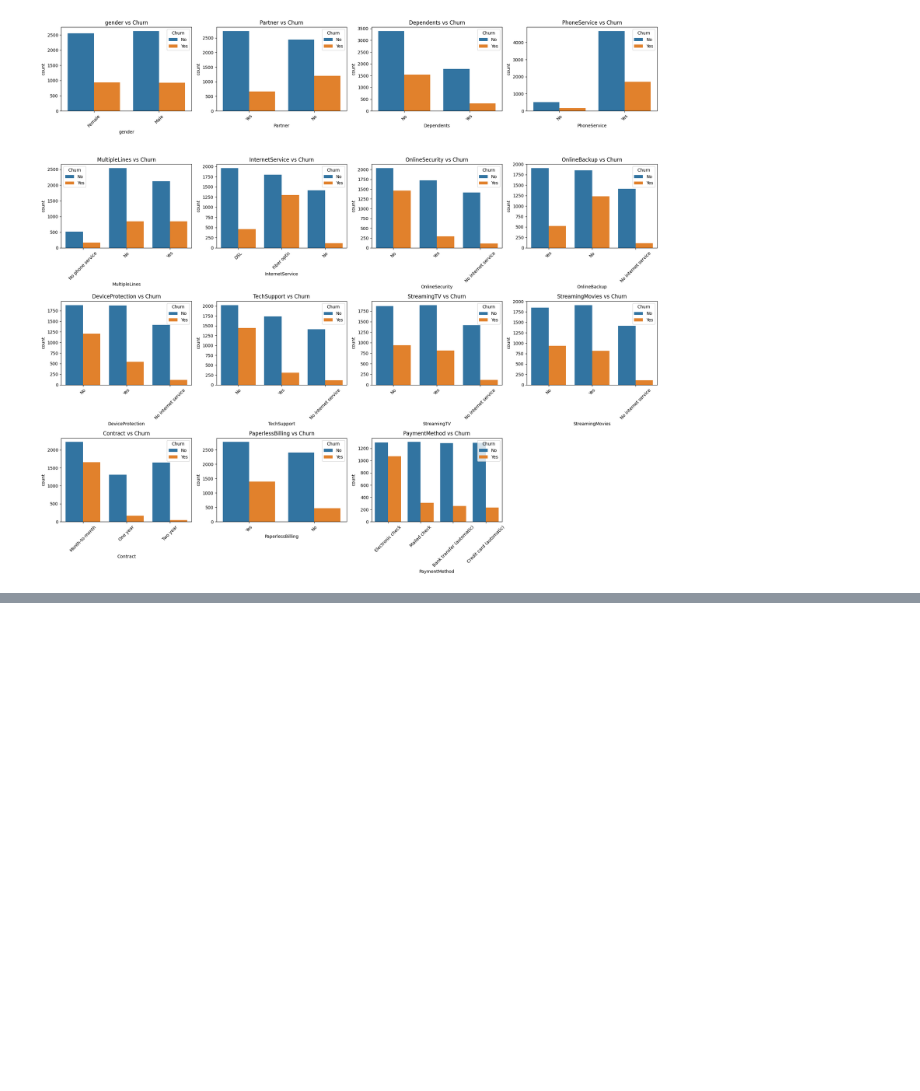
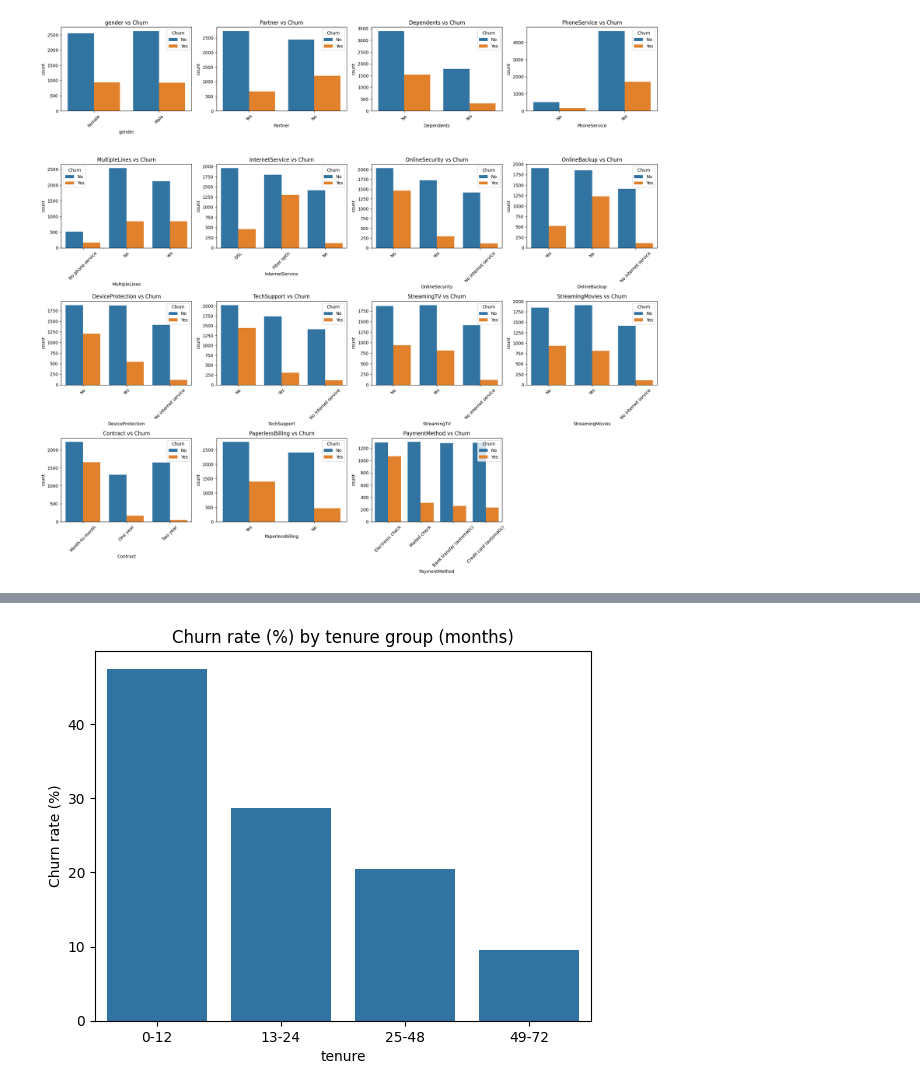
Before and after one commit to vihangasathsara-75/cm2604-cw-telco-churn-prediction, a Jupyter notebook: notebooks/01_eda.ipynb, the cells around one changed output, grey strips where cells are left out. Drawn from its saved outputs; the diff is of its cells as text; code cells hidden in the pictures; blank space fills up the shorter version.

```diff
--- a/notebooks/01_eda.ipynb
+++ b/notebooks/01_eda.ipynb
@@ -220,0 +283,11 @@ plt.show()
+# %%
+tenure_group = pd.cut(df["tenure"], bins=[-1, 12, 24, 48, 72],
+                      labels=["0-12", "13-24", "25-48", "49-72"])
+rates = churn_flag.groupby(tenure_group, observed=True).mean() * 100
+
+sns.barplot(x=rates.index, y=rates.values)
+plt.title("Churn rate (%) by tenure group (months)")
+plt.ylabel("Churn rate (%)")
+plt.show()
+# %% [output]
+[figure, added]
```
Also changed, not shown: parts of 5 cells of this notebook.
